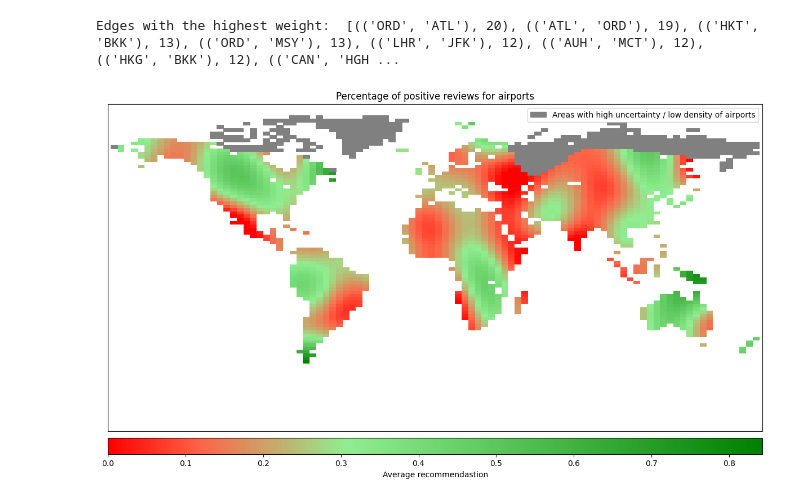
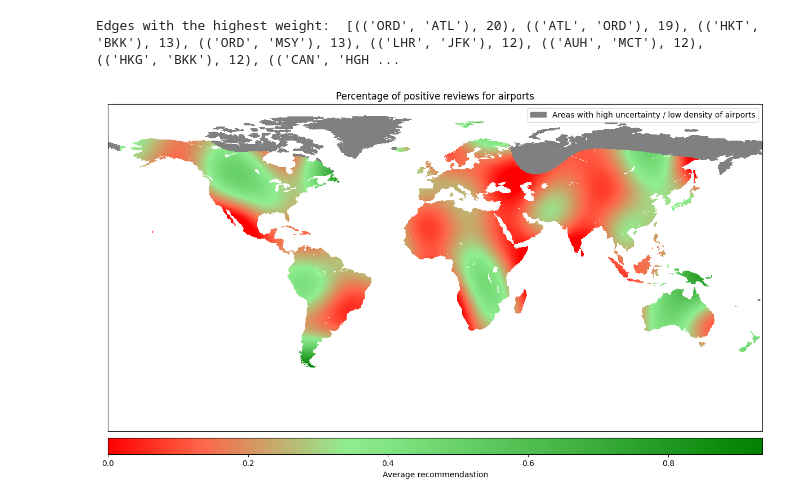
Before and after one commit to kommodeskab/SocialProject, a Jupyter notebook: visuals.ipynb, the cells around one changed output. Cells and saved outputs as stored; diff of their text form; code cells hidden in the pictures.

Commit message:
new plot

```diff
--- a/visuals.ipynb
+++ b/visuals.ipynb
@@ -112,11 +120,11 @@ airports = airports.dropna(subset=["average_recommendation"])
 X = airports[["latitude", "longitude"]].to_numpy()
 y = airports["average_recommendation"].to_numpy()
 
-kernel = RBF(length_scale=20, length_scale_bounds="fixed")
+kernel = RBF(length_scale=15, length_scale_bounds="fixed")
 model = GaussianProcessRegressor(kernel=kernel, alpha=0.1, normalize_y=True)
 model.fit(X, y)
 
-resolution = 100
+resolution = 1000
 lats, lons = X[:, 0], X[:, 1]
 min_lats, max_lats = -90, 90
 min_lons, max_lons = -180, 180
@@ -141,31 +149,31 @@ cmap = LinearSegmentedColormap.from_list(
 )
 
 def is_water(lat, lon):
     return not m.is_land(lon, lat)
 
 try:
     ywater = np.load(f"data/ywater{resolution}.npy")
 except:
     ywater = np.zeros_like(ymesh)
     for i in tqdm(range(ymesh.shape[0])):
         for j in range(ymesh.shape[1]):
             if is_water(lats[i, j], lons[i, j]):
                 ywater[i, j] = 1
     np.save(f"data/ywater{resolution}.npy", ywater)
 
 watermasked = np.ma.masked_where(ywater == 1, ymesh)
 max_uncertainty = 0.15
 uncertain_or_water_masked = np.ma.masked_where((uncertainty < max_uncertainty) | (ywater == 1), np.ones_like(ymesh))
 
 fig, ax = plt.subplots(figsize=(15, 10))
 m = Basemap(lon_0=0)
 m.pcolormesh(lons, lats, watermasked, cmap=cmap, shading='auto')
 m.colorbar(location="bottom", label="Average recommendastion")
 m.pcolor(lons, lats, uncertain_or_water_masked, cmap=cmap_grey)
 ## make a legend for the uncertainty
 grey_patch = mpatches.Patch(color='grey', label='Areas with high uncertainty / low density of airports')
 plt.legend(handles=[grey_patch])
 plt.title("Percentage of positive reviews for airports")
 plt.savefig('images/average_recommendation.png', dpi=300, bbox_inches='tight')
 # %% [output]
-[figure, old version]
+[figure, new version]
```
Also changed, not shown: parts of 2 cells of this notebook, 1 other file.
